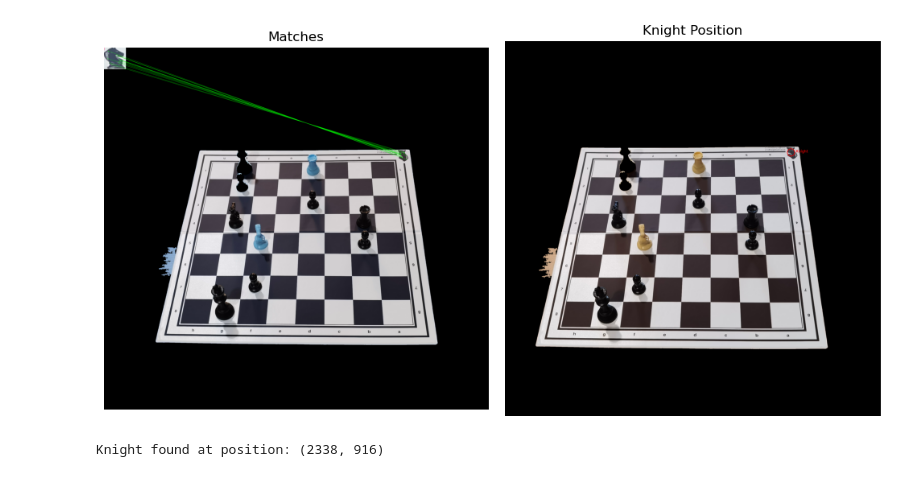
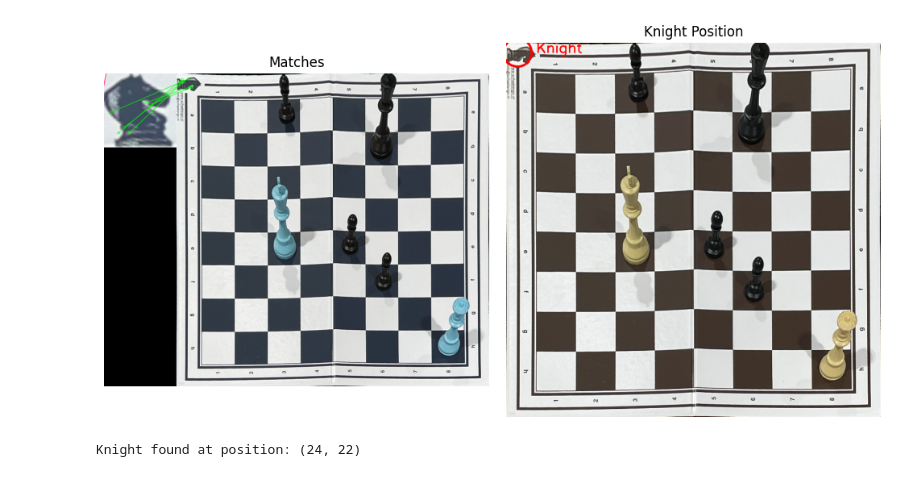
Before and after one commit to SmogJ1/VC, a Jupyter notebook: proj.ipynb, the cells around one changed output. Drawn from its saved outputs; the diff is of its cells as text; code cells hidden in the pictures.

```diff
--- a/proj.ipynb
+++ b/proj.ipynb
@@ -10,7 +10,7 @@ with open("data/input.json", "r") as f:
 
 image_paths = input_data["image_files"]
 # %%
-image = cv2.imread(image_paths[5])
+image = cv2.imread(image_paths[20])
 
 hsv = cv2.cvtColor(image, cv2.COLOR_BGR2HSV)
 
@@ -114,8 +153,8 @@ import numpy as np
 # Load images - replace these paths with your actual images
 knight_template = cv2.imread("knight.png", cv2.IMREAD_GRAYSCALE)  # Your knight symbol
 
-chessboard_img= cv2.cvtColor(chessboard_only, cv2.COLOR_BGR2GRAY)
-chessboard_color = chessboard_only.copy()
+chessboard_img= cv2.cvtColor(warped_chessboard, cv2.COLOR_BGR2GRAY)
+chessboard_color = warped_chessboard.copy()
 
 # Color versions for display
 knight_template_color = cv2.imread("knight.png")
@@ -161,32 +200,32 @@ if len(good_matches) > 0:
 
     # Calculate average position
     knight_position = np.mean(dst_pts, axis=0)[0]
 
     # Draw a circle at the found position
     cv2.circle(chessboard_color, (int(knight_position[0]), int(knight_position[1])),
                30, (0, 0, 255), 3)
     cv2.putText(chessboard_color, "Knight",
                (int(knight_position[0]) + 40, int(knight_position[1])),
                cv2.FONT_HERSHEY_SIMPLEX, 1, (0, 0, 255), 2)
 
 # Display results
 plt.figure(figsize=(10, 5))
 plt.subplot(1, 2, 1)
 plt.title("Matches")
 plt.imshow(match_output)
 plt.axis('off')
 plt.subplot(1, 2, 2)
 plt.title("Knight Position")
 plt.imshow(cv2.cvtColor(chessboard_color, cv2.COLOR_BGR2RGB))
 plt.axis('off')
 plt.tight_layout()
 plt.show()
 
 # Print position if found
 if len(good_matches) > 0:
     print(f"Knight found at position: ({int(knight_position[0])}, {int(knight_position[1])})")
 else:
     print("Knight not found - try adjusting the ratio threshold")
 # %% [output]
-[figure, old version]
+[figure, new version]
-Knight found at position: (2338, 916)
+Knight found at position: (24, 22)
```
Also changed, not shown: parts of 4 cells of this notebook.
